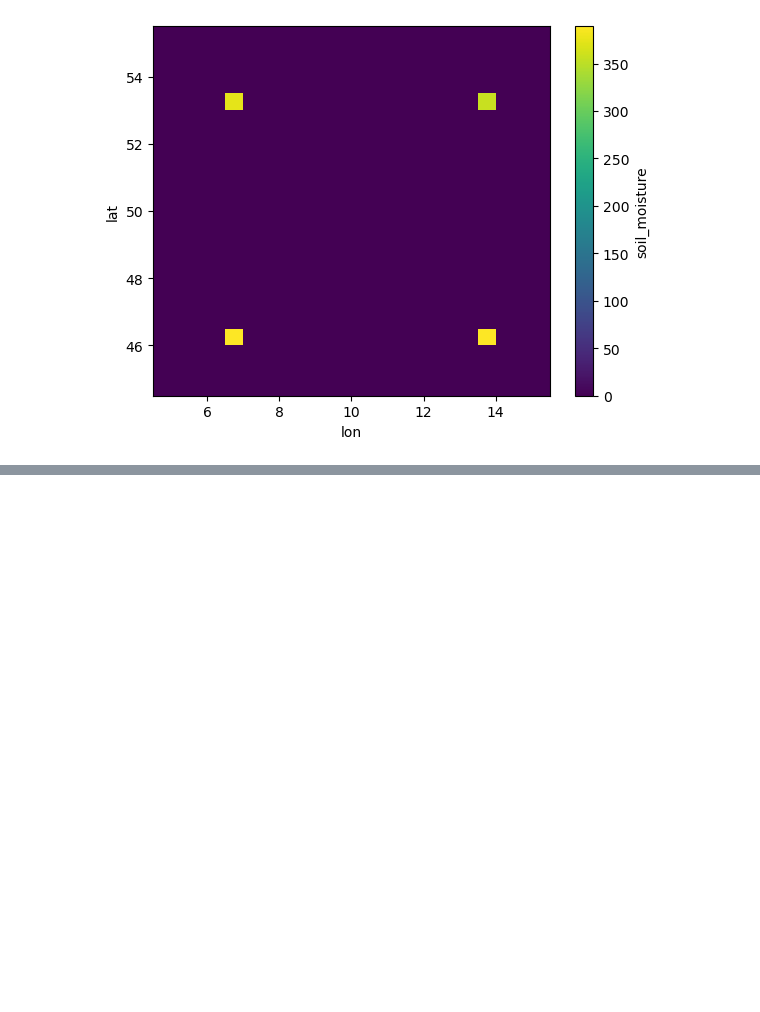
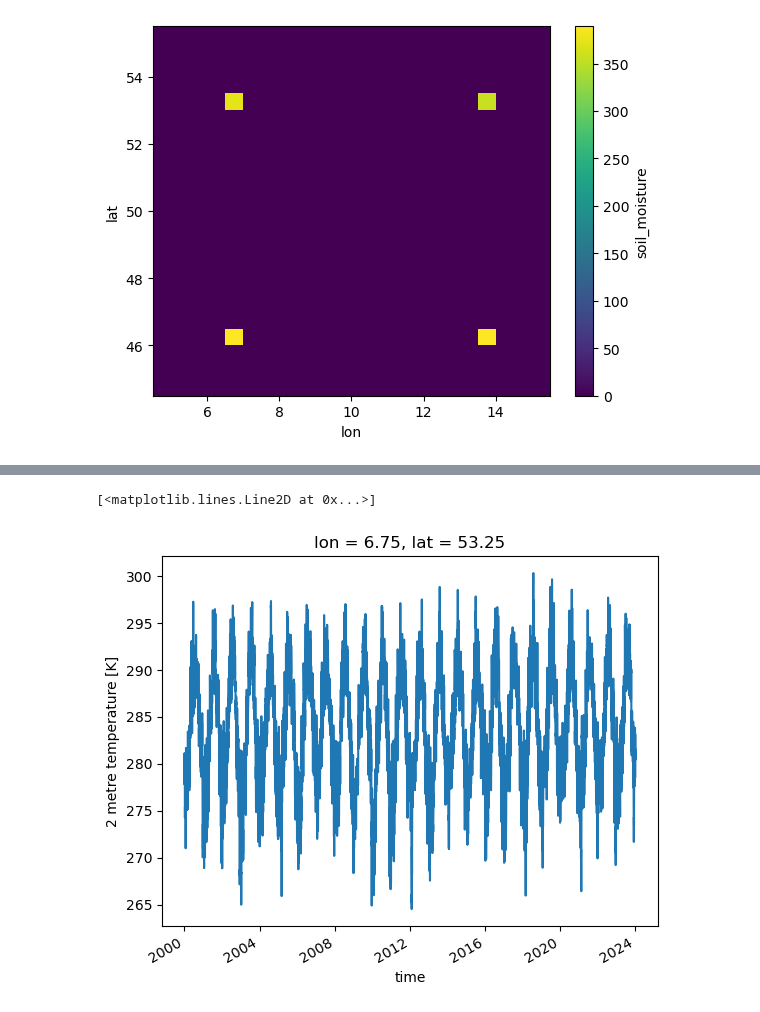
Before and after one commit to JohannaTrost/MSC24-WBM, a Jupyter notebook: monthly.ipynb, the cells around one changed output, grey strips where cells are left out. Saved outputs shown, nothing was run; the diff lists cells and outputs as text; code cells hidden in the pictures; blank space fills up the shorter version.

```diff
--- a/monthly.ipynb
+++ b/monthly.ipynb
@@ -154,0 +213,5 @@ plt.show()
+# %%
+T_data.isel(lat=grid[0][0], lon=grid[0][1]).plot(x='time')
+# %% [output]
+[<matplotlib.lines.Line2D at 0x...>]
+[figure, added]
```
Also changed, not shown: parts of 15 cells of this notebook, 1 other file.
